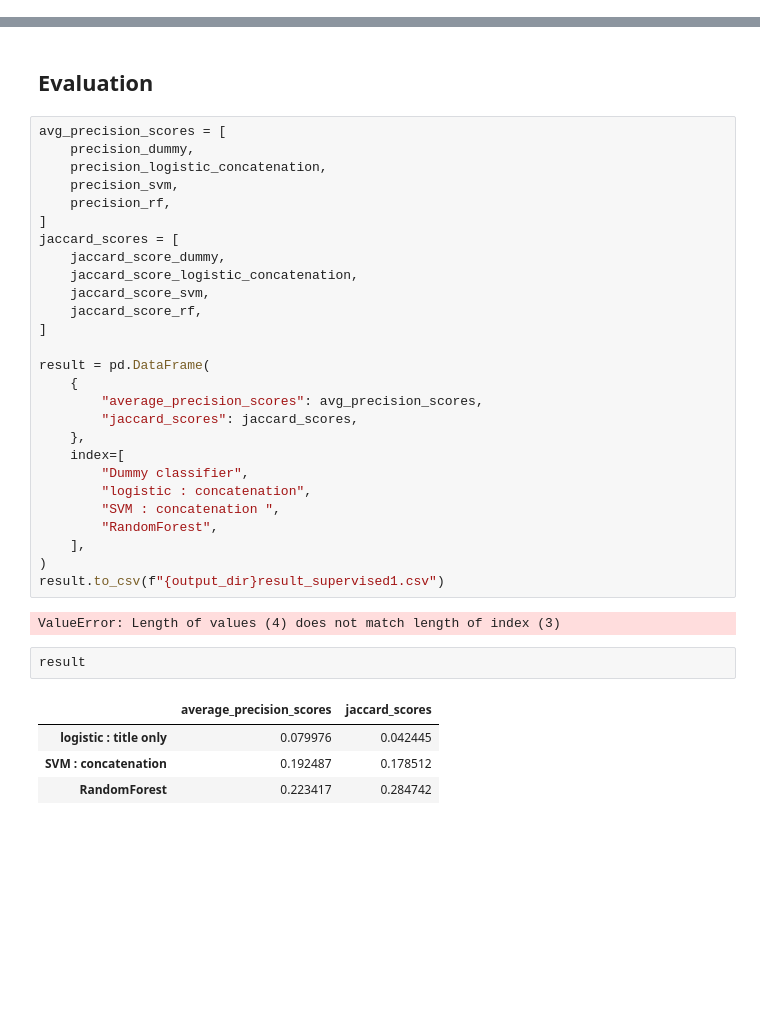
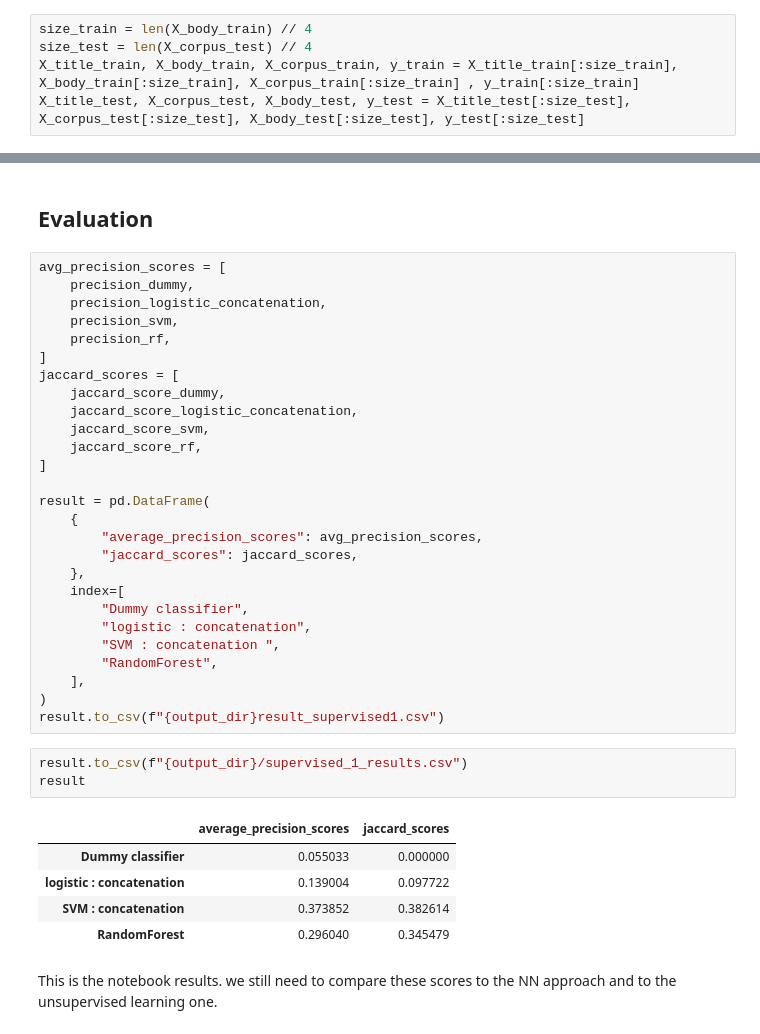
Before and after one commit to CYaiche/nlp_topic-modelling, a Jupyter notebook: supervised_1.ipynb, the cells around one changed output, grey strips where cells are left out. Drawn from its saved outputs; the diff is of its cells as text; blank space fills up the shorter version.

```diff
--- a/supervised_1.ipynb
+++ b/supervised_1.ipynb
@@ -159,3 +171,8 @@ np.save(f"{output_dir}label_list.npy",    label_list,   allow_pickle=True)
+# %%
+size_train = len(X_body_train) // 4
+size_test = len(X_corpus_test) // 4
+X_title_train, X_body_train, X_corpus_train, y_train = X_title_train[:size_train], X_body_train[:size_train], X_corpus_train[:size_train] , y_train[:size_train]
+X_title_test, X_corpus_test, X_body_test, y_test = X_title_test[:size_test], X_corpus_test[:size_test], X_body_test[:size_test], y_test[:size_test]
 # %%
 print( len(X_title_train) )
 print( len(X_corpus_train) )
@@ -446,12 +463,14 @@ result = pd.DataFrame(
     ],
 )
 result.to_csv(f"{output_dir}result_supervised1.csv")
-# %% [output]
-ValueError: Length of values (4) does not match length of index (3)
-# %%
-result
-# %% [output]
-|  | average_precision_scores | jaccard_scores |
-| logistic : title only | 0.079976 | 0.042445 |
-| SVM : concatenation | 0.192487 | 0.178512 |
-| RandomForest | 0.223417 | 0.284742 |
+# %%
+result.to_csv(f"{output_dir}/supervised_1_results.csv")
+result
+# %% [output]
+|  | average_precision_scores | jaccard_scores |
+| Dummy classifier | 0.055033 | 0.000000 |
+| logistic : concatenation | 0.139004 | 0.097722 |
+| SVM : concatenation | 0.373852 | 0.382614 |
+| RandomForest | 0.296040 | 0.345479 |
+# %% [markdown]
+This is the notebook results. we still need to compare these scores to the NN approach and to the unsupervised learning one.
```
Also changed, not shown: parts of 7 cells of this notebook, 6 other files.
